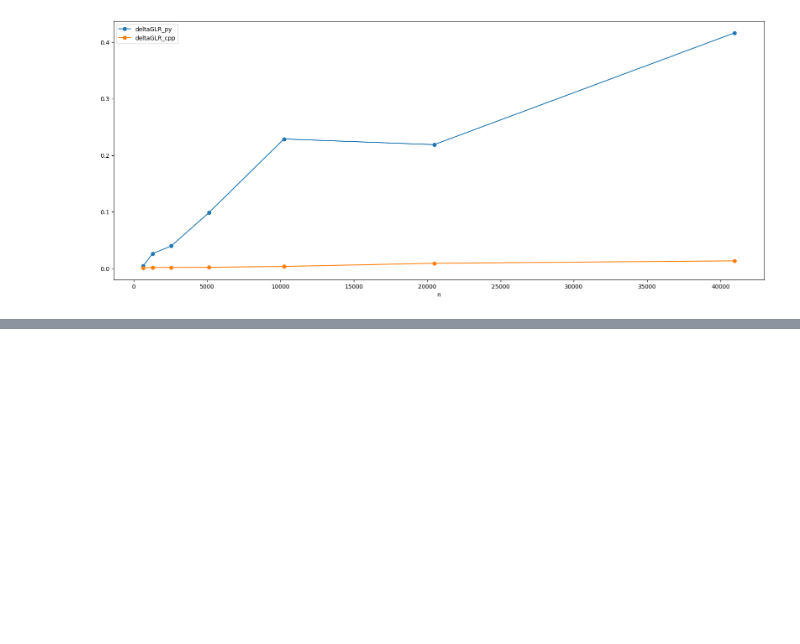
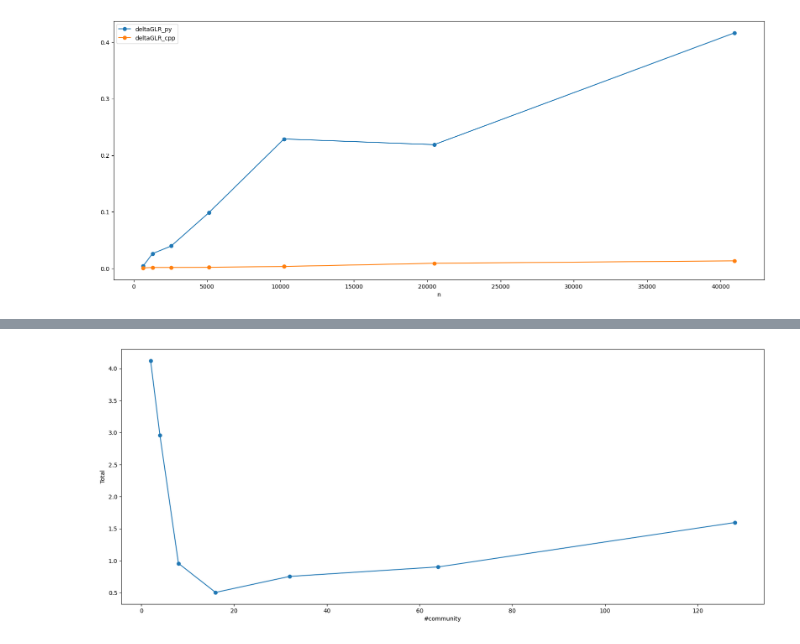
Before and after one commit to RobyBobby24/AlgorithmEngineering, a Jupyter notebook: analysis/double_experiment.ipynb, the cells around one changed output, grey strips where cells are left out. Drawn from its saved outputs; the diff is of its cells as text; code cells hidden in the pictures; blank space fills up the shorter version.

```diff
--- a/analysis/double_experiment.ipynb
+++ b/analysis/double_experiment.ipynb
@@ -704,0 +709,3 @@ plot_column(comparison, ['deltaGLR_py', 'deltaGLR_cpp'], one_ax=True)
+# %%
+dexpcommunityundirected = all_data[ all_data["Flag"] == "2expcommunityundirected"]
+dexpcommunityundirected = dexpcommunityundirected[dexpcommunityundirected["Code"] == programming_language]
@@ -704,0 +714,9 @@ plot_column(comparison, ['deltaGLR_py', 'deltaGLR_cpp'], one_ax=True)
+# %%
+def get_number_community(partition_name):
+    partition_name = partition_name.split("/")[-1]
+    partition_id = partition_name[len("partition"):]
+    return int(partition_id)
+
+dexpcommunityundirected["#community"] = dexpcommunityundirected['Partition'].apply(get_number_community)
+dexpcommunityundirected.set_index("#community", inplace=True)
+dexpcommunityundirected.sort_index(inplace=True)
@@ -704,0 +737,4 @@ plot_column(comparison, ['deltaGLR_py', 'deltaGLR_cpp'], one_ax=True)
+# %%
+plot_column(dexpcommunityundirected, ["Total"])
+# %% [output]
+[figure, added]
```
Also changed, not shown: parts of 12 cells of this notebook, 2 other files.
